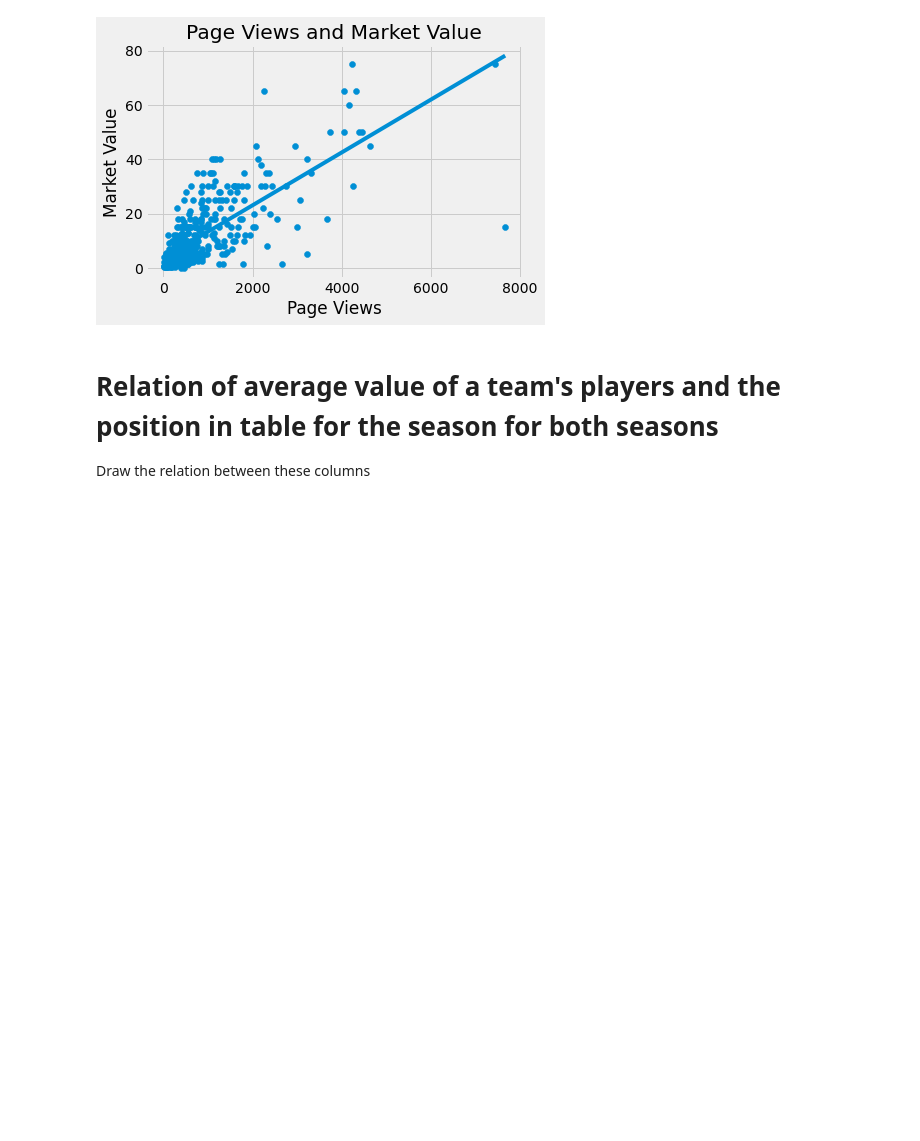
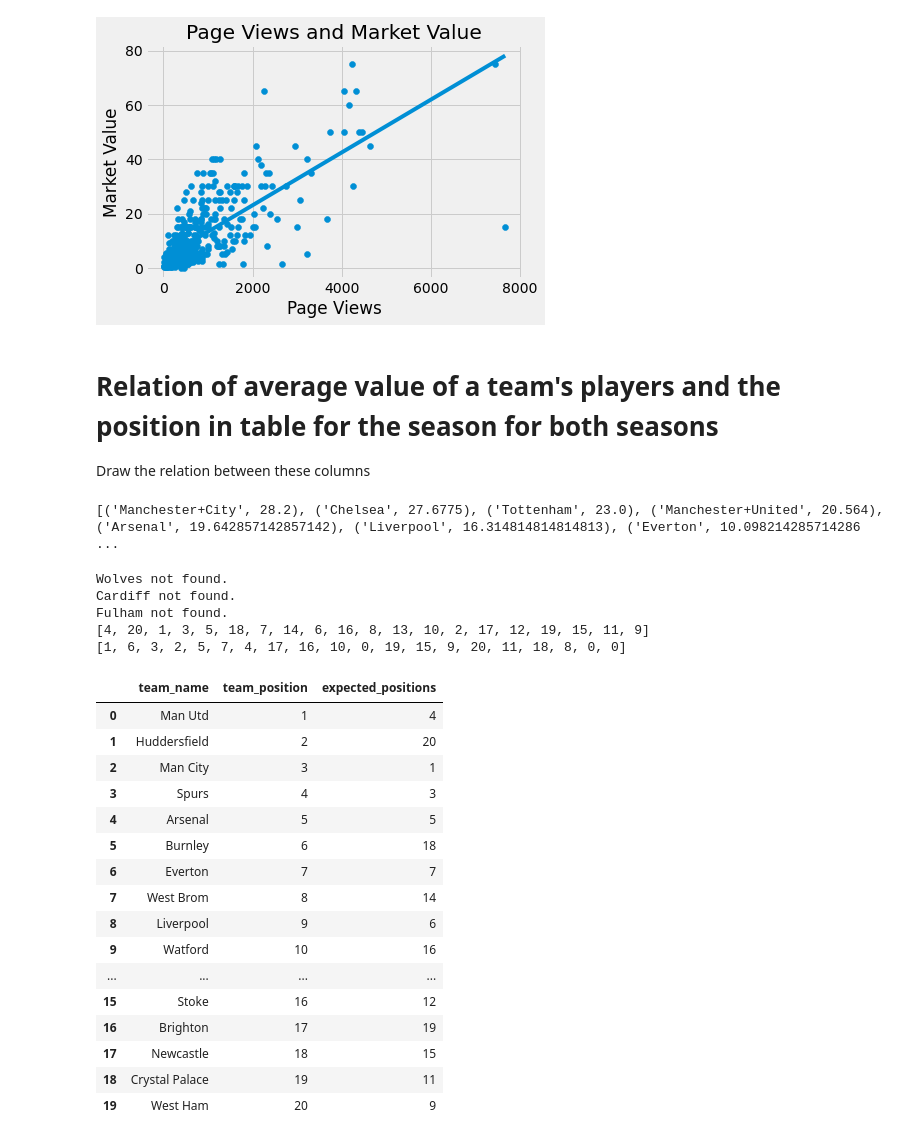
Before and after one commit to Sanzv/epl-players, a Jupyter notebook: final-project.ipynb, the cells around one changed output. Cells and saved outputs as stored; diff of their text form; code cells hidden in the pictures; blank space fills up the shorter version.

```diff
--- a/final-project.ipynb
+++ b/final-project.ipynb
@@ -593,3 +593,17 @@ Draw the relation between these columns
 
 # Do the same for another year to see if the current average pay of players affected the position in the next year's table
 # Make hypothesis and conclusions
+# %%
+from collections import OrderedDict
+
+# Sort teams based on the average market value of players
+clubs_to_market_value = record_all_distributions(epl_players, "club", "market_value")
+
+club_to_average_market_value = {}
+for key, value in clubs_to_market_value.items():
+    club_to_average_market_value[key] = np.mean(value)
+
+ordered_clubs = sorted(club_to_average_market_value.items(), key=lambda t: t[1], reverse=True)
+print(ordered_clubs)
+# %% [output]
+[('Manchester+City', 28.2), ('Chelsea', 27.6775), ('Tottenham', 23.0), ('Manchester+United', 20.564), ('Arsenal', 19.642857142857142), ('Liverpool', 16.314814814814813), ('Everton', 10.098214285714286 ...
@@ -595,0 +633,25 @@ Draw the relation between these columns
+# %%
+table_17_18_clubs =  table_17_18["team_name"].tolist()
+table_18_19_clubs =  table_18_19["team_name"].tolist()
+
+def find_expected_positions(club_tables):
+    expected_positions = []
+    for item in club_tables:
+        if item in points_table_club_names:
+            expected_positions.append(points_table_club_names.index(item)+1)
+        else:
+            print(item + " not found.")
+            expected_positions.append(0)
+    return expected_positions
+
+expected_pos_17_18 = find_expected_positions(table_17_18_clubs)
+expected_pos_18_19 = find_expected_positions(table_18_19_clubs)
+
+print(expected_pos_17_18)
+print(expected_pos_18_19)
+# %% [output]
+Wolves not found.
+Cardiff not found.
+Fulham not found.
+[4, 20, 1, 3, 5, 18, 7, 14, 6, 16, 8, 13, 10, 2, 17, 12, 19, 15, 11, 9]
+[1, 6, 3, 2, 5, 7, 4, 17, 16, 10, 0, 19, 15, 9, 20, 11, 18, 8, 0, 0]
@@ -595,0 +661,20 @@ Draw the relation between these columns
+# %%
+table_17_18
+# %% [output]
+|  | team_name | team_position | expected_positions |
+| 0 | Man Utd | 1 | 4 |
+| 1 | Huddersfield | 2 | 20 |
+| 2 | Man City | 3 | 1 |
+| 3 | Spurs | 4 | 3 |
+| 4 | Arsenal | 5 | 5 |
+| 5 | Burnley | 6 | 18 |
+| 6 | Everton | 7 | 7 |
+| 7 | West Brom | 8 | 14 |
+| 8 | Liverpool | 9 | 6 |
+| 9 | Watford | 10 | 16 |
+| ... | ... | ... | ... |
+| 15 | Stoke | 16 | 12 |
+| 16 | Brighton | 17 | 19 |
+| 17 | Newcastle | 18 | 15 |
+| 18 | Crystal Palace | 19 | 11 |
+| 19 | West Ham | 20 | 9 |
```
Also changed, not shown: parts of 7 cells of this notebook.
